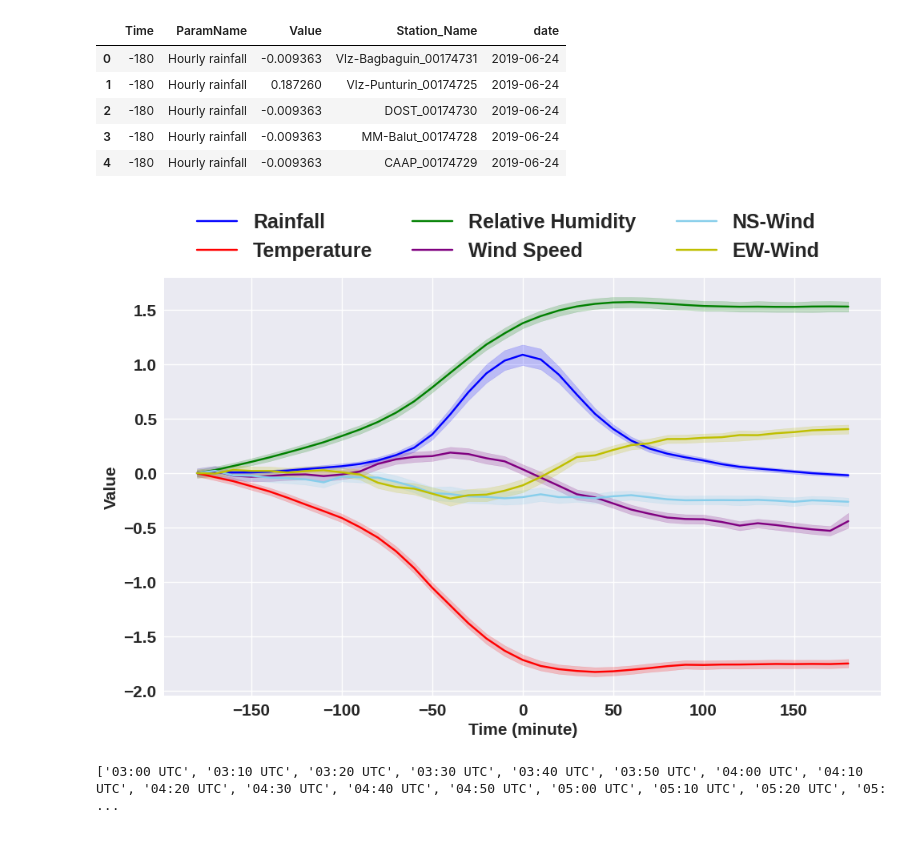
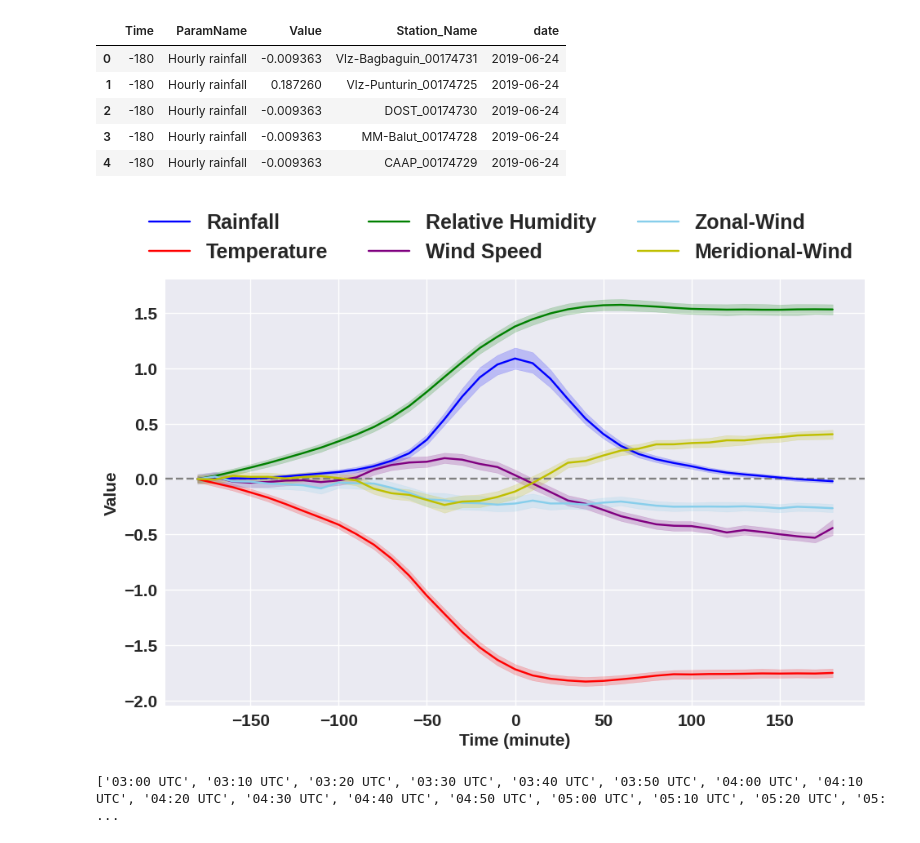
Before and after one commit to tsugumi-sys/poteka_data_analysis, a Jupyter notebook: EDA/rain/superposed_epoch_analysis_highquality.ipynb, the cells around one changed output. Saved outputs shown, nothing was run; the diff lists cells and outputs as text; code cells hidden in the pictures.

```diff
--- a/EDA/rain/superposed_epoch_analysis_highquality.ipynb
+++ b/EDA/rain/superposed_epoch_analysis_highquality.ipynb
@@ -78,7 +80,7 @@ for date in target_data.keys():
         start_time=target_data[date]["start_time"],
         end_time=target_data[date]["end_time"],
     )
-    compare_df = get_compare_by_time_df(time_series_df, set_zero_start=True)
+    compare_df = get_compare_by_time_df(time_series_df, set_zero_start=True, scaling_method="both")
     # Reset Time
     unique_times = compare_df["Time"].unique()
     sorted_unique_times = sorted([int(t.replace(":", "")) for t in unique_times])
@@ -108,7 +110,7 @@ plt.style.use('seaborn')
 # %%
 def set_legends(
         ax, handles, labels,
-        legend_labels = ["Rainfall", "Temperature", "Relative Humidity", "Wind Speed", "NS-Wind", "EW-Wind"],
+        legend_labels = ["Rainfall", "Temperature", "Relative Humidity", "Wind Speed", "Zonal-Wind", "Meridional-Wind"],
         legend_bbox_to_anchor=(0.48, 1.2)
     ):
     if legend_labels:
@@ -135,34 +137,43 @@ def set_ticks(ax, xticks = None, yticks = None, xticklabels = None, yticklabels
     for obj in ax.get_xticklabels():
         obj.set_fontweight(fontweight)
         obj.set_fontsize(fontsize)
     for obj in ax.get_yticklabels():
         obj.set_fontweight(fontweight)
         obj.set_fontsize(fontsize)
 
 def get_palette(target_params, colors = ['blue', 'red', 'green', 'purple', 'skyblue', 'y']):
     return {name: col for name, col in zip(target_params, colors)}
 
 fig, ax = plt.subplots(figsize=(10, 7))
+ax.axhline(y=0, linestyle='--', color='gray')
 # for station_name, grouped_df in compare_df.groupby(by=["Station_Name"]):
 #     if station_name not in exclude_observation_points:
 #         sns.lineplot(data=grouped_df, x="Time", y="Value", hue="ParamName", hue_order=target_col, ax=ax)
 
 # exclude_observation_points=["MM-EFCOS_00173456", "CentPark_00181288", "Vlz-DRRMO_00174734", "MM-Libertad_00181289"]
 # compare_df = compare_df.loc[~compare_df["Station_Name"].isin([exclude_observation_points])]
 target_params = ["Hourly rainfall", "Temperature", "Relative Humidity", "Wind Speed", "U-Wind", "V-Wind"]
+# target_params = ["Wind Speed", "U-Wind", "V-Wind"]
+# legend_labels = ["Wind Speed", "Zonal-Wind", "Meridional-Wind"]
+# colors = ['purple', 'skyblue', 'y']
 
 g = sns.lineplot(data=data_df, x="Time", y="Value", hue="ParamName", hue_order=target_params, ax=ax, ci=95, palette=get_palette(target_params))
+# g = sns.lineplot(data=data_df, x="Time", y="Value", hue="ParamName", hue_order=target_params, ax=ax, ci=95, palette=get_palette(target_params, colors))
+
 handles, labels = g.get_legend_handles_labels()
+
 set_legends(ax, handles, labels)
+# set_legends(ax, handles, labels, legend_labels)
+
 set_labels(ax)
 set_ticks(ax)
 
 plt.tight_layout()
 plt.savefig('alldata-epoch-analysis.pdf', format='pdf', bbox_inches='tight')
 plt.show()
 plt.close()
 # %% [output]
-[figure, old version]
+[figure, new version]
 # %%
 def format_time(t: str):
     t = t.replace('.csv', '').replace('-', ':')
```
Also changed, not shown: parts of 3 cells of this notebook, 2 other files.
